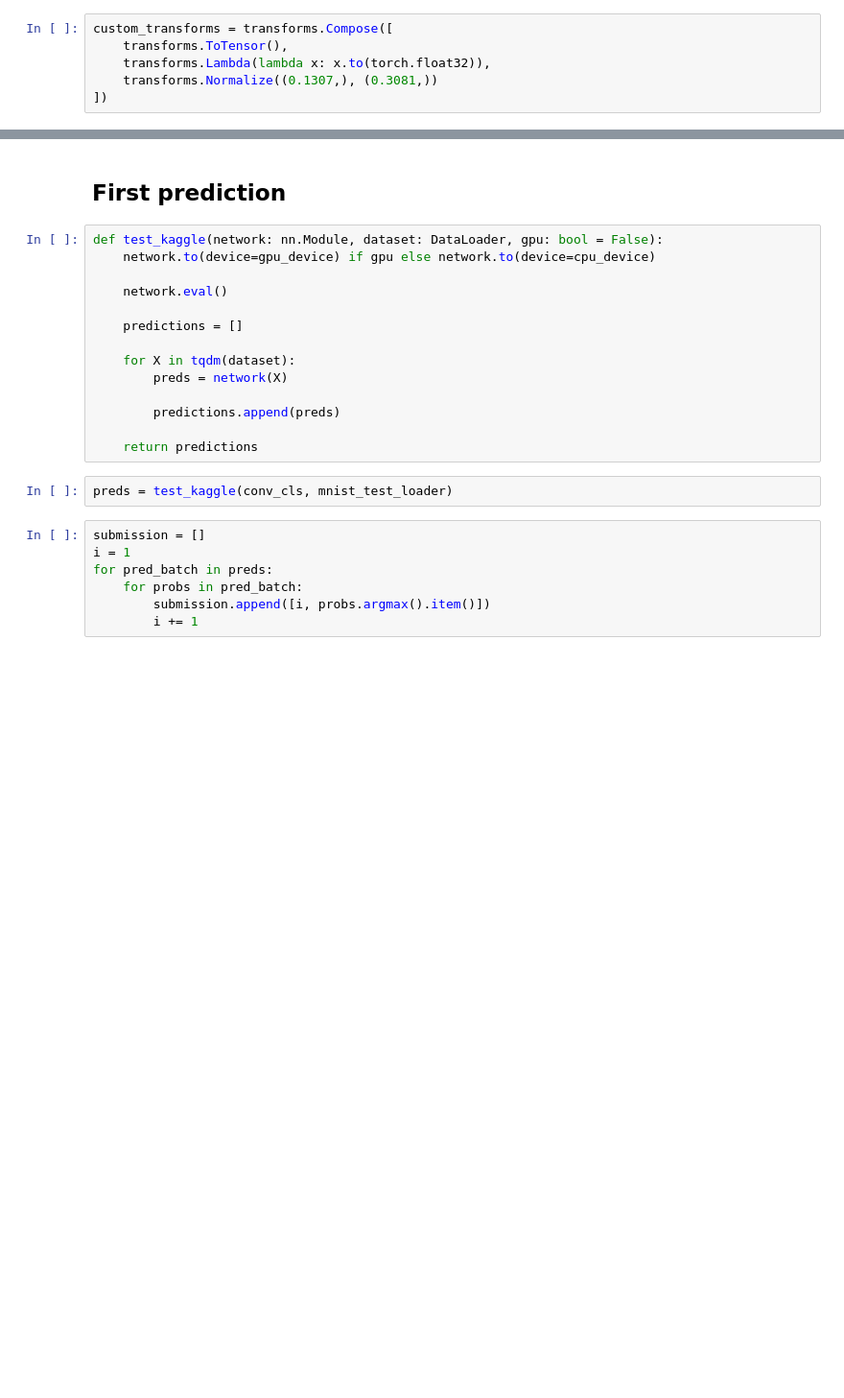
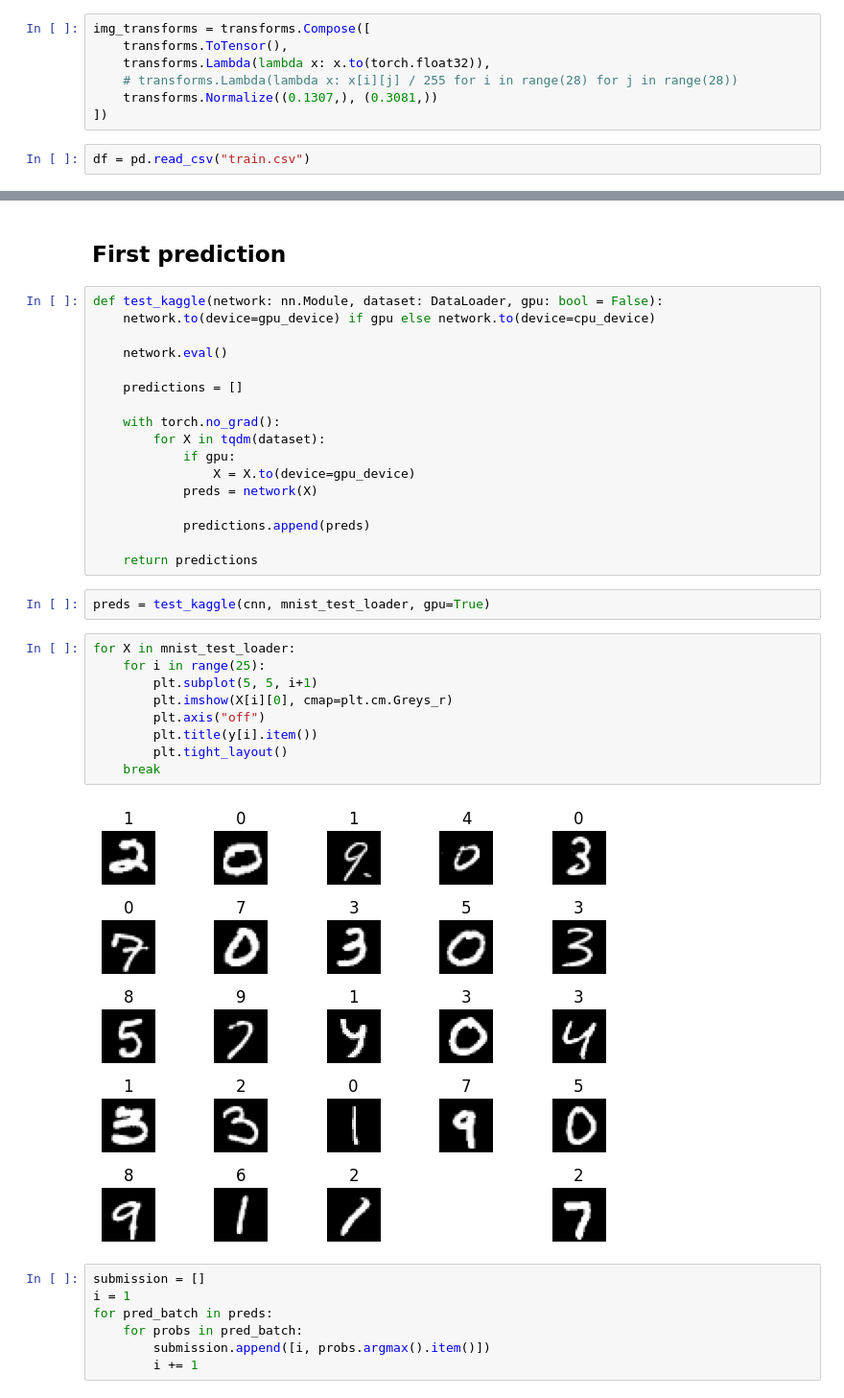
Before and after one commit to alex-werben/Deep-Learning, a Jupyter notebook: mnist_cnn.ipynb, the cells around one changed output, grey strips where cells are left out. Shown at 96% size. Drawn from its saved outputs; the diff is of its cells as text; blank space fills up the shorter version.

```diff
--- a/mnist_cnn.ipynb
+++ b/mnist_cnn.ipynb
@@ -297,7 +324,10 @@ label_transforms = transforms.Compose([
 ])
 # %%
-custom_transforms = transforms.Compose([
+img_transforms = transforms.Compose([
     transforms.ToTensor(),
     transforms.Lambda(lambda x: x.to(torch.float32)),
+    # transforms.Lambda(lambda x: x[i][j] / 255 for i in range(28) for j in range(28))
     transforms.Normalize((0.1307,), (0.3081,))
 ])
+# %%
+df = pd.read_csv("train.csv")
@@ -412,14 +485,28 @@ def test_kaggle(network: nn.Module, dataset: DataLoader, gpu: bool = False):
 
     predictions = []
 
-    for X in tqdm(dataset):
-        preds = network(X)
+    with torch.no_grad():
+        for X in tqdm(dataset):
+            if gpu:
+                X = X.to(device=gpu_device)
+            preds = network(X)
 
-        predictions.append(preds)
+            predictions.append(preds)
 
     return predictions
 # %%
-preds = test_kaggle(conv_cls, mnist_test_loader)
+preds = test_kaggle(cnn, mnist_test_loader, gpu=True)
+# %%
+for X in mnist_test_loader:
+    for i in range(25):
+        plt.subplot(5, 5, i+1)
+        plt.imshow(X[i][0], cmap=plt.cm.Greys_r)
+        plt.axis("off")
+        plt.title(y[i].item())
+        plt.tight_layout()
+    break
+# %% [output]
+[figure, added]
 # %%
 submission = []
 i = 1
```
Also changed, not shown: parts of 15 cells of this notebook.
